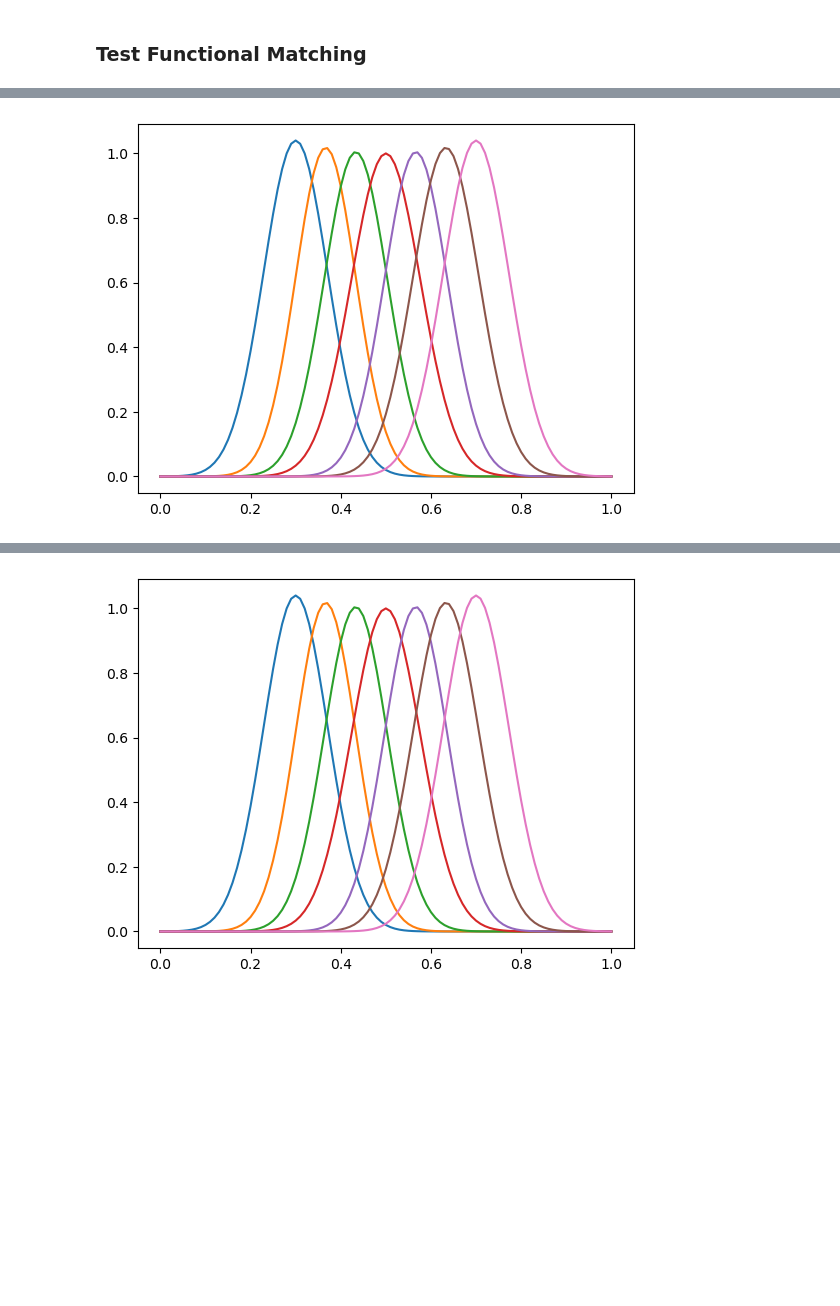
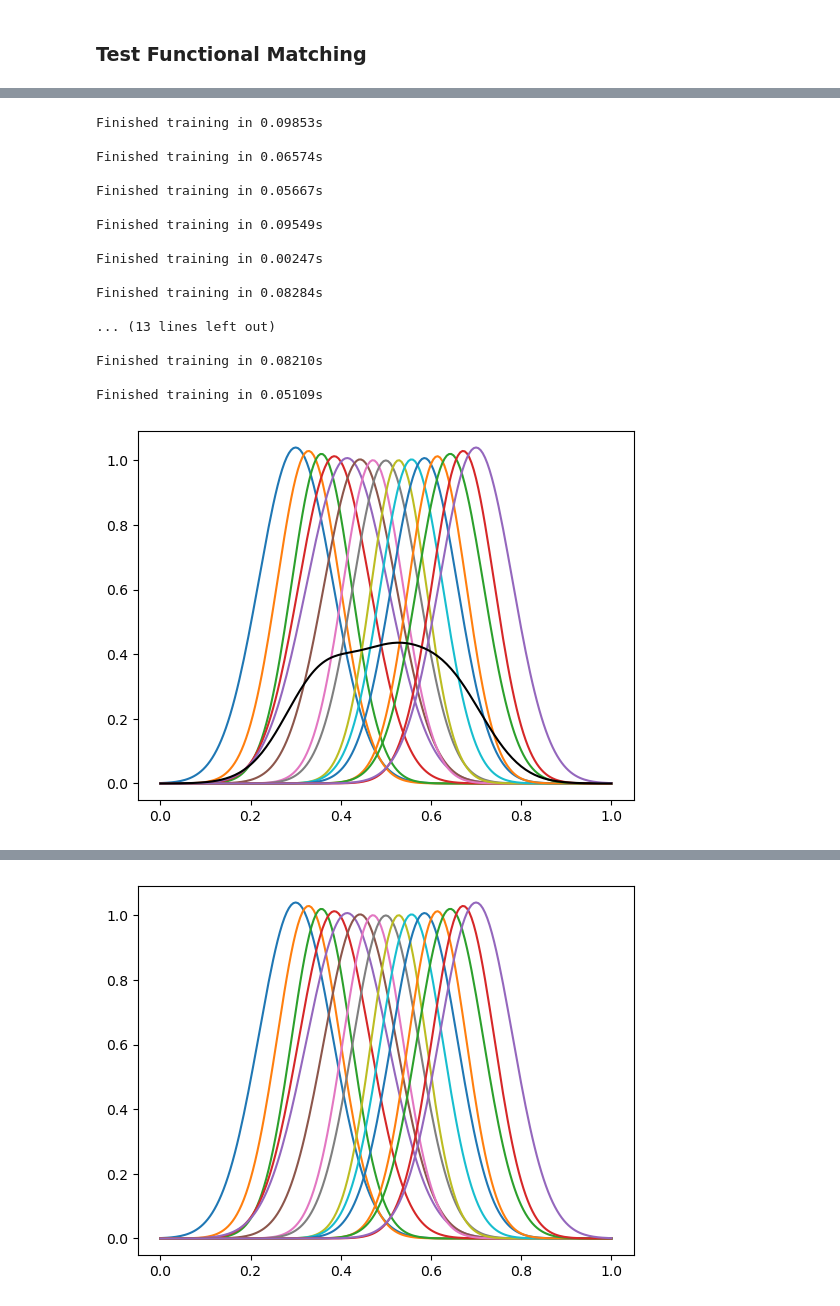
Before and after one commit to jorgenriseth/deepshape, a Jupyter notebook: notebooks/Functional-Mean.ipynb, the cells around one changed output, grey strips where cells are left out. Drawn from its saved outputs; the diff is of its cells as text; code cells hidden in the pictures; blank space fills up the shorter version.

Commit message:
Completed functional karcher mean with small application to heartbeat

```diff
--- a/notebooks/Functional-Mean.ipynb
+++ b/notebooks/Functional-Mean.ipynb
@@ -55,10 +84,17 @@ plt.show()
 [figure]
 [figure]
 # %%
-def find_functional_center(f, k=512):
+# def find_functional_center(f, k=512):
+#     x = col_linspace(0, 1, k)
+#     return (x * torch.abs(f(x))).sum() / torch.abs(f(x)).sum()
+
+def find_functional_center(f, k=1024):
+    x = col_linspace(0, 1, k)
+    return f(x).mean()
+
+def find_mean(f, k=512):
     x = col_linspace(0, 1, k)
     return (x * torch.abs(f(x))).sum() / torch.abs(f(x)).sum()
-
 
 def find_functional_scale(f, k=512):
     x = col_linspace(0, 1, k)
@@ -70,16 +106,16 @@ class FunctionalQmap:
             c = find_functional_center(f)
             if scaling:
                 s = find_functional_scale(f)
-                self.f = lambda x: f(x - c + 0.5) / s
+                self.f = lambda x: (f(x) - c) / s
             else:
-                self.f = lambda x: f(x - c + 0.5)
+                self.f = lambda x: f(x) - c
         else:
             self.f = f
 
     def __call__(self, x, h=1e-4):
         Df = central_differences(self.f, x, h)
-#         return torch.sqrt(torch.abs(Df)+1e-8) * f(x)
-        return torch.sign(Df) * torch.sqrt(torch.abs(Df)+1e-8)
+        return torch.sqrt(torch.abs(Df)+1e-8) * f(x)
+#         return torch.sign(Df) * torch.sqrt(torch.abs(Df)+1e-8)
 # %% [markdown]
 ### Test Functional Matching
 # %%
@@ -134,7 +175,7 @@ def find_best_representative(q_collection):
     return np.argmin(d)
 
 
-def karcher_mean(f_collection):
+def karcher_mean_step(f_collection):
     q_collection = [FunctionalQmap(fi) for fi in f_collection]
     j = find_best_representative(q_collection)
     mu = q_collection[j]
@@ -143,37 +184,78 @@ def karcher_mean(f_collection):
 
     RN = [
         CurveReparametrizer([
-            SineSeries(5) for _ in range(10)
+            SineSeries(1) for _ in range(1)
         ]) for _ in range(N)
     ]
     loss = [
-        CurveDistance(mu, r, k=256) for r in q_collection
+        CurveDistance(mu, r, k=1024) for r in q_collection
     ]
     for i in range(N):
         opt = torch.optim.LBFGS(RN[i].parameters(), max_iter=100, line_search_fn='strong_wolfe')
         reparametrize(RN[i], loss[i], opt, 1, Logger(0))
     return j, RN
 
 
-collection = create_bump_collection(7, 1.)
+def karcher_mean_step(f_collection):
+    q_collection = [FunctionalQmap(fi) for fi in f_collection]
+    j = find_best_representative(q_collection)
+    mu = q_collection[j]
+#     mu = q_collection.pop(j)
+    N = len(q_collection)
+
+    RN = [
+        CurveReparametrizer([
+            SineSeries(10) for _ in range(1)
+        ]) for _ in range(N)
+    ]
+    loss = [
+        CurveDistance(mu, r, k=1024) for r in q_collection
+    ]
+    for i in range(N):
+        opt = torch.optim.LBFGS(RN[i].parameters(), max_iter=100, line_search_fn='strong_wolfe')
+        reparametrize(RN[i], loss[i], opt, 1, Logger(0))
+    return j, RN
+
+
+collection = create_bump_collection(15, 1.)
 plt.figure()
 for fi in collection:
     plt.plot(x, fi(x))
+
+j, RNs = karcher_mean_step(collection)
+m = linear_mean(collection)(x)
+
+plt.plot(x, m, 'k')
 plt.show()
-
-j, RNs = karcher_mean(collection)
 
 
 plt.figure()
 for fi in collection:
     plt.plot(x, fi(x))
 plt.show()
 
 with torch.no_grad():
     plt.figure()
     for i, rn in enumerate(RNs):
         plt.plot(x, collection[i](rn(x)), label=f"f{i}")
-#     plt.legend()
+    plt.legend()
     plt.show()
 # %% [output]
+Finished training in 0.09853s
+
+Finished training in 0.06574s
+
+Finished training in 0.05667s
+
+Finished training in 0.09549s
+
+Finished training in 0.00247s
+
+Finished training in 0.08284s
+
+... (13 lines left out)
+
+Finished training in 0.08210s
+
+Finished training in 0.05109s
-[figure, old version]
+[figure, new version]
@@ -193 +262 @@ Finished training in 0.49134s
-[figure, old version]
+[figure, new version]
```
Also changed, not shown: parts of 9 cells of this notebook, 2 other files.
